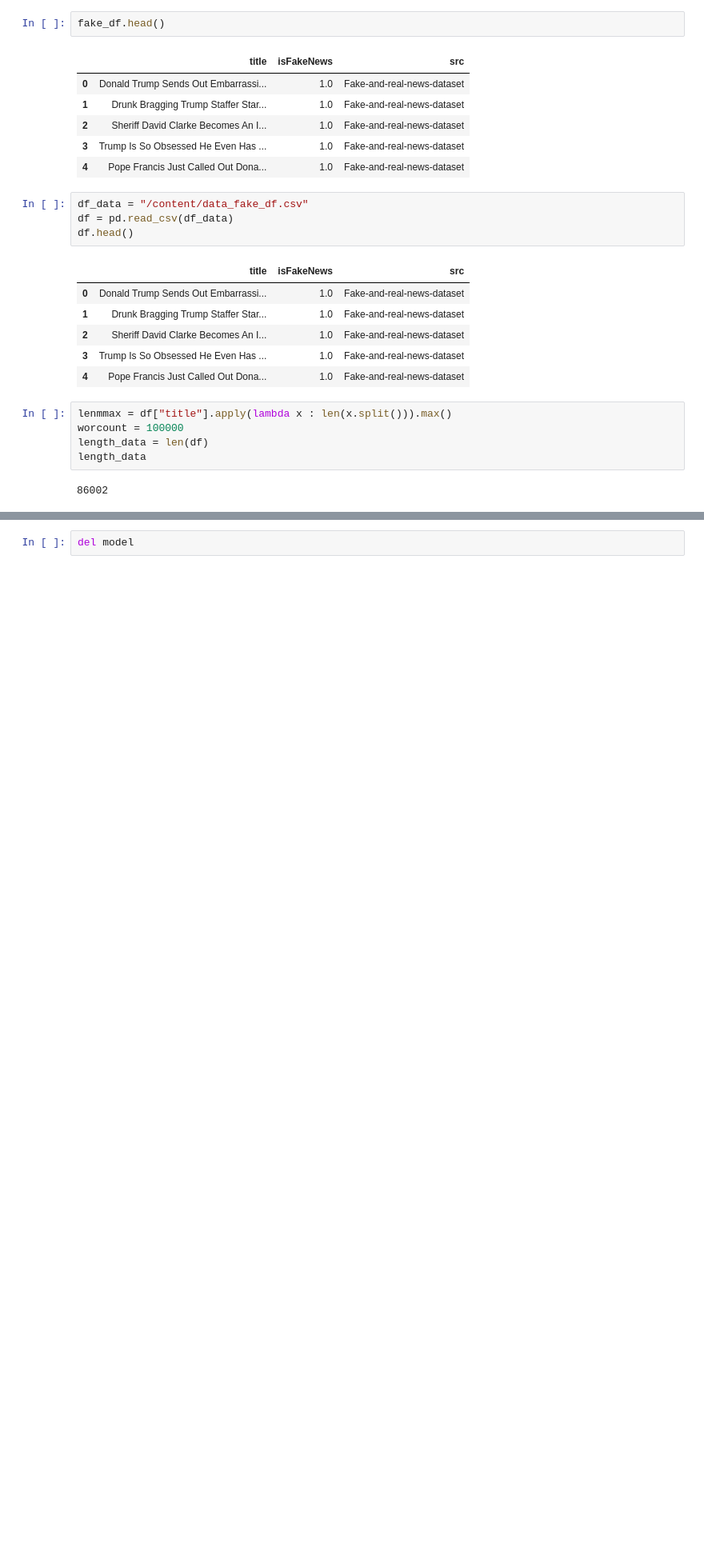
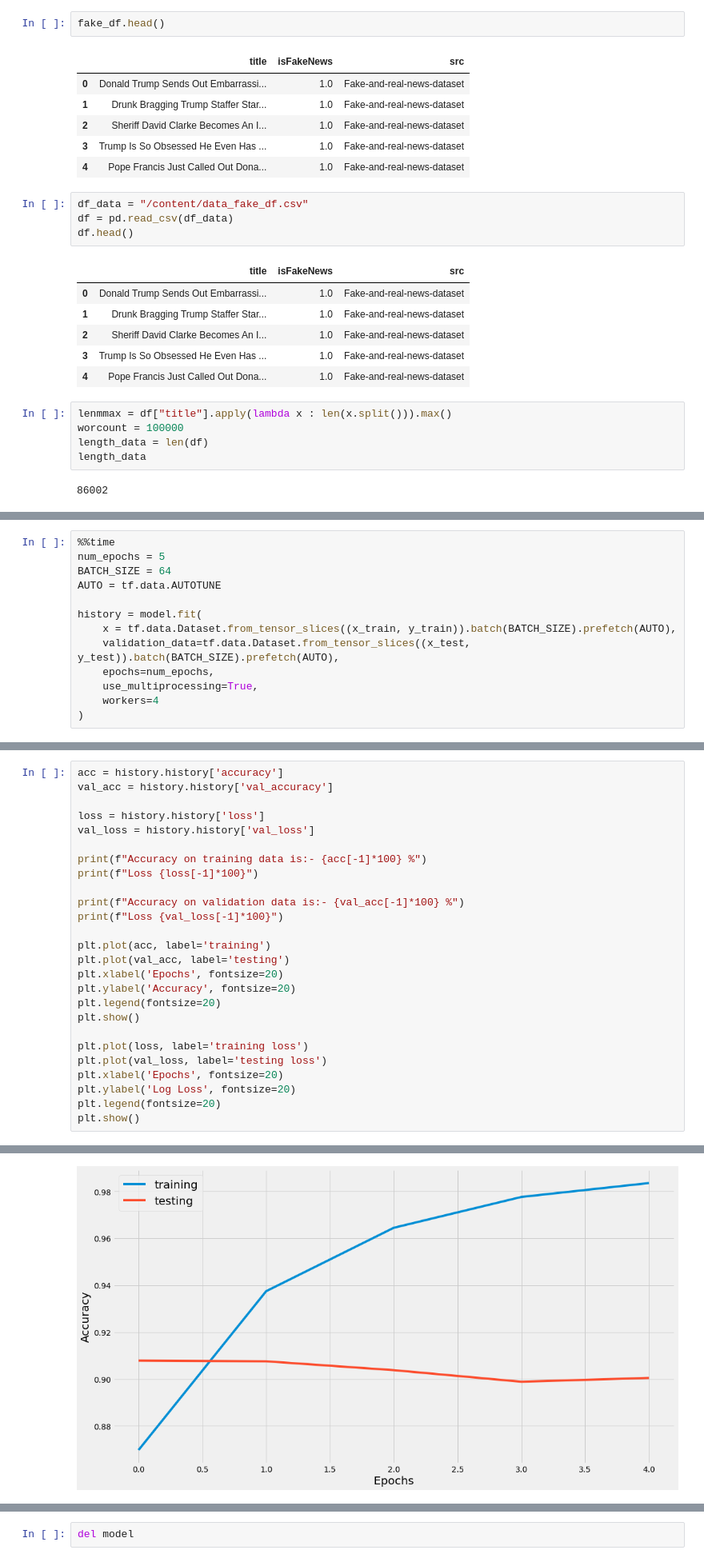
Before and after one commit to zamoraricardo15/Intro-to-Health-Informatics, a Jupyter notebook: Covid_ML.ipynb, the cells around one changed output, grey strips where cells are left out. Shown: that part at 80% size. Cells and saved outputs as stored; diff of their text form; blank space fills up the shorter version.

```diff
--- a/Covid_ML.ipynb
+++ b/Covid_ML.ipynb
@@ -333,0 +260,13 @@ print(accuracy)
+# %%
+%%time
+num_epochs = 5
+BATCH_SIZE = 64
+AUTO = tf.data.AUTOTUNE
+
+history = model.fit(
+    x = tf.data.Dataset.from_tensor_slices((x_train, y_train)).batch(BATCH_SIZE).prefetch(AUTO),
+    validation_data=tf.data.Dataset.from_tensor_slices((x_test, y_test)).batch(BATCH_SIZE).prefetch(AUTO),
+    epochs=num_epochs,
+    use_multiprocessing=True,
+    workers=4
+)
@@ -333,0 +286,27 @@ print(accuracy)
+# %%
+acc = history.history['accuracy']
+val_acc = history.history['val_accuracy']
+
+loss = history.history['loss']
+val_loss = history.history['val_loss']
+
+print(f"Accuracy on training data is:- {acc[-1]*100} %")
+print(f"Loss {loss[-1]*100}")
+
+print(f"Accuracy on validation data is:- {val_acc[-1]*100} %")
+print(f"Loss {val_loss[-1]*100}")
+
+plt.plot(acc, label='training')
+plt.plot(val_acc, label='testing')
+plt.xlabel('Epochs', fontsize=20)
+plt.ylabel('Accuracy', fontsize=20)
+plt.legend(fontsize=20)
+plt.show()
+
+plt.plot(loss, label='training loss')
+plt.plot(val_loss, label='testing loss')
+plt.xlabel('Epochs', fontsize=20)
+plt.ylabel('Log Loss', fontsize=20)
+plt.legend(fontsize=20)
+plt.show()
+# %% [output]
@@ -333,0 +317 @@ print(accuracy)
+[figure, added]
```
Also changed, not shown: parts of 39 cells of this notebook.
